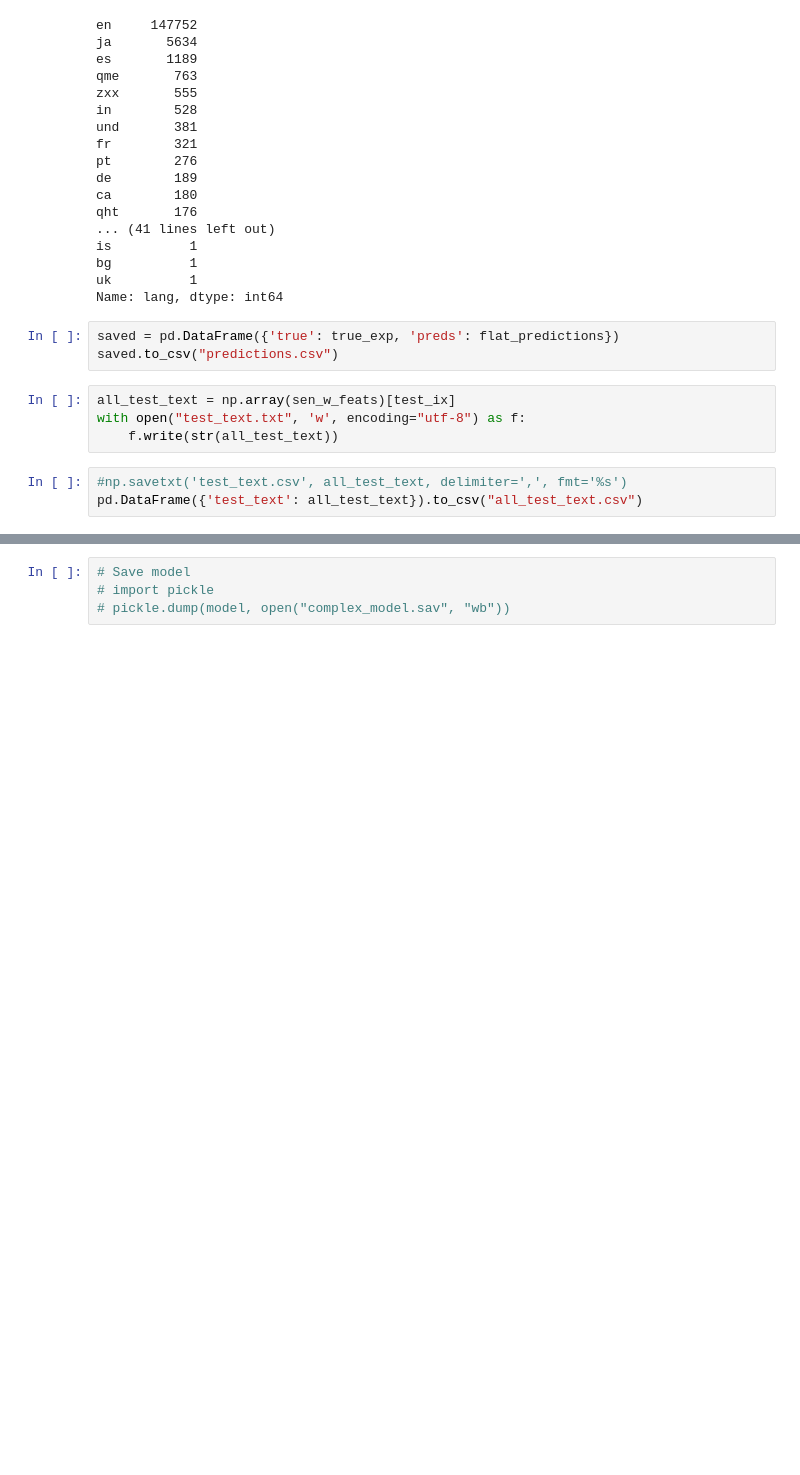
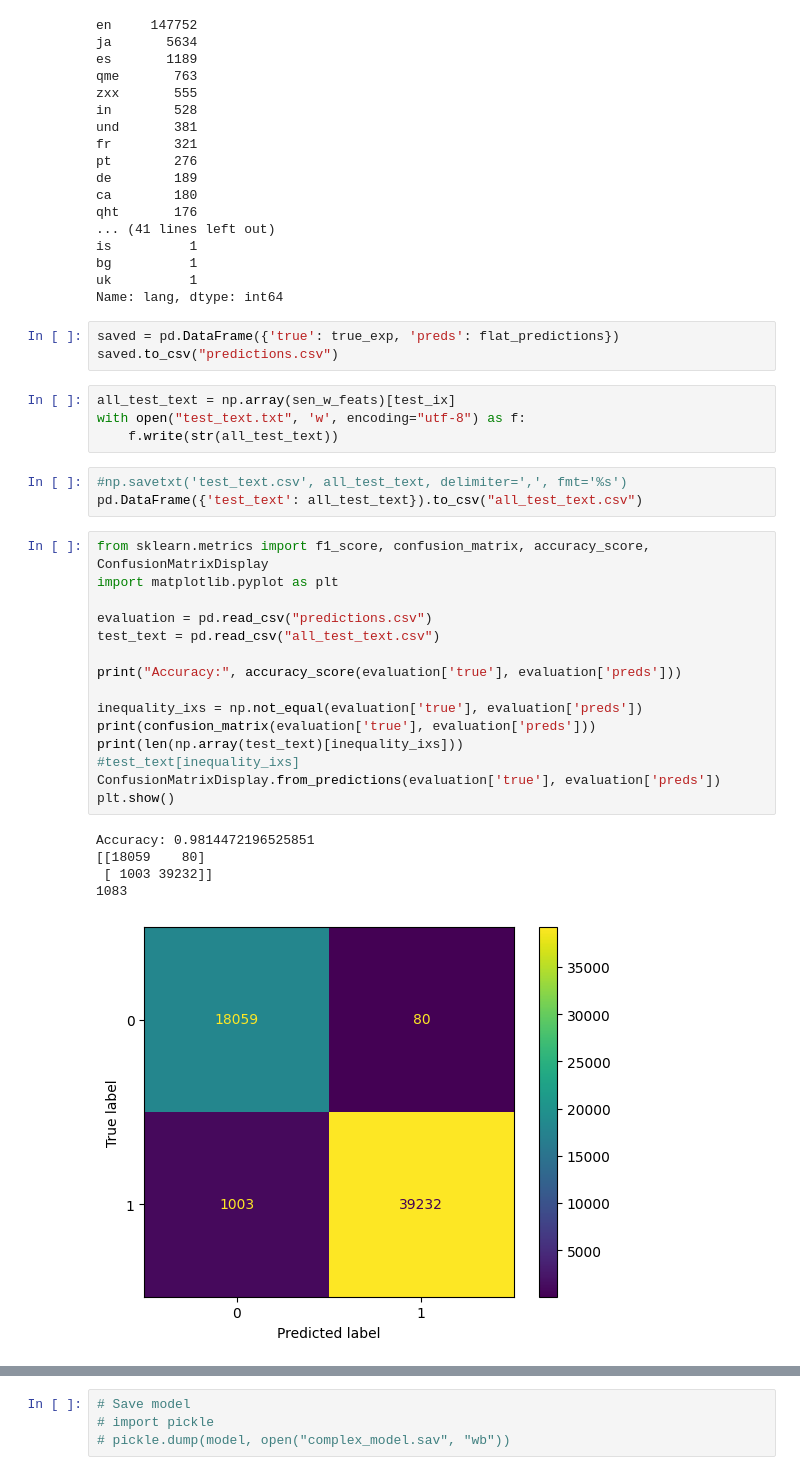
Before and after one commit to xid-er/Fake-News-Detection, a Jupyter notebook: src/ML_Twitter.ipynb, the cells around one changed output, grey strips where cells are left out. Drawn from its saved outputs; the diff is of its cells as text; blank space fills up the shorter version.

```diff
--- a/src/ML_Twitter.ipynb
+++ b/src/ML_Twitter.ipynb
@@ -893,3 +892,24 @@ with open("test_text.txt", 'w', encoding="utf-8") as f:
 # %%
 #np.savetxt('test_text.csv', all_test_text, delimiter=',', fmt='%s')
 pd.DataFrame({'test_text': all_test_text}).to_csv("all_test_text.csv")
+# %%
+from sklearn.metrics import f1_score, confusion_matrix, accuracy_score, ConfusionMatrixDisplay
+import matplotlib.pyplot as plt
+
+evaluation = pd.read_csv("predictions.csv")
+test_text = pd.read_csv("all_test_text.csv")
+
+print("Accuracy:", accuracy_score(evaluation['true'], evaluation['preds']))
+
+inequality_ixs = np.not_equal(evaluation['true'], evaluation['preds'])
+print(confusion_matrix(evaluation['true'], evaluation['preds']))
+print(len(np.array(test_text)[inequality_ixs]))
+#test_text[inequality_ixs]
+ConfusionMatrixDisplay.from_predictions(evaluation['true'], evaluation['preds'])
+plt.show()
+# %% [output]
+Accuracy: 0.9814472196525851
+[[18059    80]
+ [ 1003 39232]]
+1083
+[figure, added]
```
Also changed, not shown: parts of 2 cells of this notebook, 5 other files.
